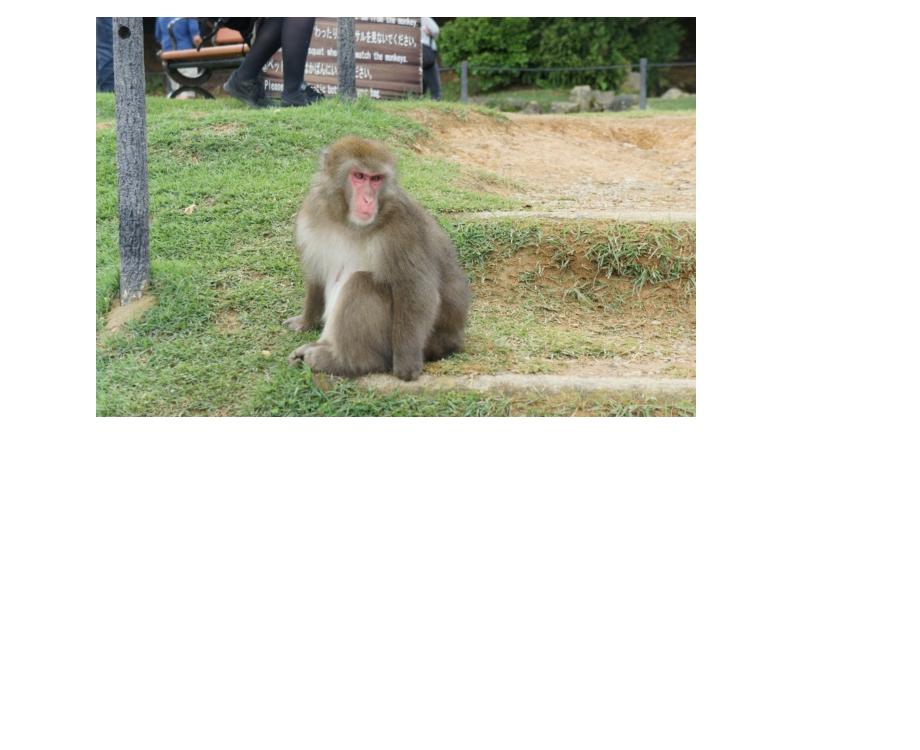
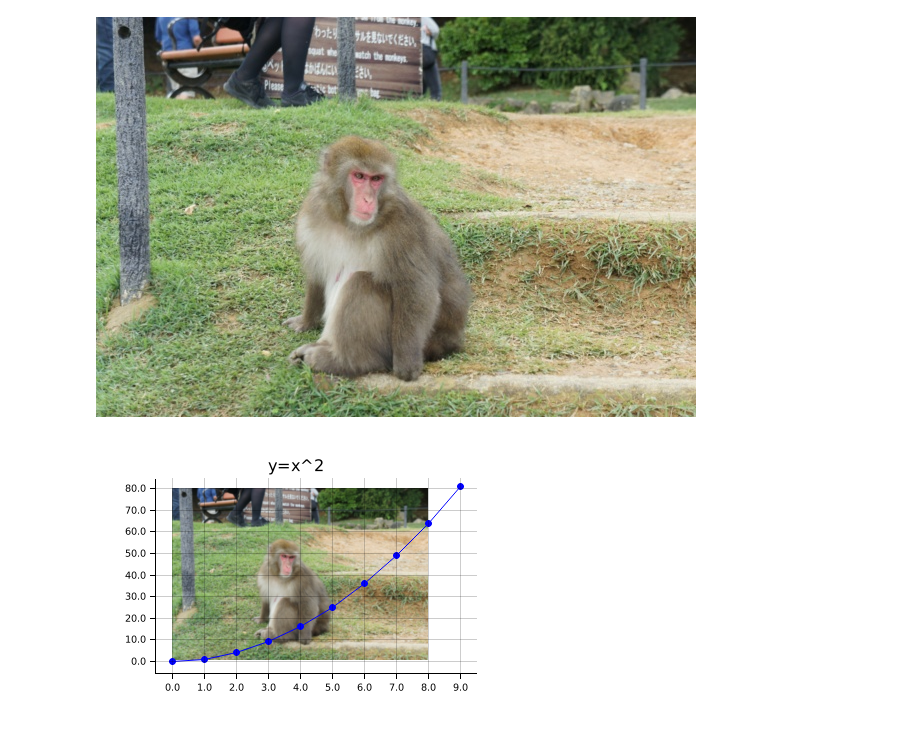
Before and after one commit to dskkato/plotters-demo, a Jupyter notebook: rust-bitmapbackend.ipynb, the cells around one changed output. Saved outputs shown, nothing was run; the diff lists cells and outputs as text; code cells hidden in the pictures; blank space fills up the shorter version.

Commit message:
add bitmap samples

```diff
--- a/rust-bitmapbackend.ipynb
+++ b/rust-bitmapbackend.ipynb
@@ -348,3 +348,69 @@ let img = image::open("macaque.jpg")?;
 img.to_rgb8()
 # %% [output]
 [figure]
+# %%
+let (width, height) = (400, 300);
+let mut canvas = RgbImage::new(width, height);
+
+{
+    let mut buf = canvas.as_flat_samples_mut();
+
+    let root =
+        BitMapBackend::<RGBPixel>::with_buffer_and_format(buf.as_mut_slice(), (width, height))?
+        .into_drawing_area();
+    root.fill(&WHITE)?;
+
+    // ラベル文字が切れないように適当なmarginを設定しておく
+    // marginの大きさは対象の描画領域に依存することに注意
+    let root = root.margin(20, 20, 20, 20);
+
+    let mut chart = ChartBuilder::on(&root)
+        .caption("y=x^2", ("Arial", 20).into_font())
+        .x_label_area_size(40)  // x軸ラベルの表示領域を用意しておく。
+        .y_label_area_size(40)  // y軸ラベルの表示領域を用意しておく。
+        .build_cartesian_2d(-0.5f32..9.5f32, -5f32..85f32)?;
+
+    // plot_areaの一部に表示させる場合には、表示エリアと目的の表示範囲の情報を使って、
+    // 明示的にリサイズする必要がある。
+    let dst_w = 8.0f32;
+    let dst_h = 80.0f32;
+    let x_range = chart.x_range();
+    let x_scale = dst_w / (x_range.end - x_range.start);
+    let y_range = chart.y_range();
+    let y_scale = dst_h / (y_range.end - y_range.start);
+
+    // plot areaのピクセル数を取得する
+    let (w, h) = chart.plotting_area().dim_in_pixel();
+
+    // plot areaの一部に表示させるためのサイズを計算する。
+    let w = (w as f32 * x_scale) as u32;
+    let h = (h as f32 * y_scale) as u32;
+    // 明示的にリサイズする
+    let img = image::open("macaque.jpg")?.resize_exact(w, h, FilterType::Gaussian);
+
+    // 描画 - 左上の座標を指定する。
+    let elem: BitMapElement<_> = ((0.0, 80.0), img).into(); // or
+    // let elem = BitMapElement::<_>::from(((0.0f32, 80.0f32), img));
+    chart.draw_series(std::iter::once(elem))?;
+
+    chart.draw_series(
+        LineSeries::new(
+            points.iter().map(|v| v.clone() ),
+            &BLUE)
+    )?;
+
+    chart.draw_series(points.iter().map(|v|
+        Circle::new(
+            (v.0, v.1),
+            3,
+            BLUE.filled()
+        )
+    ));
+
+    chart.configure_mesh()
+        .light_line_style(BLACK.stroke_width(0))  // stroke width 0にminor tickを消す
+        .draw()?;        // draw ticks
+}
+canvas
+# %% [output]
+[figure, added]
```
Also changed, not shown: parts of 2 cells of this notebook, 3 other files.
